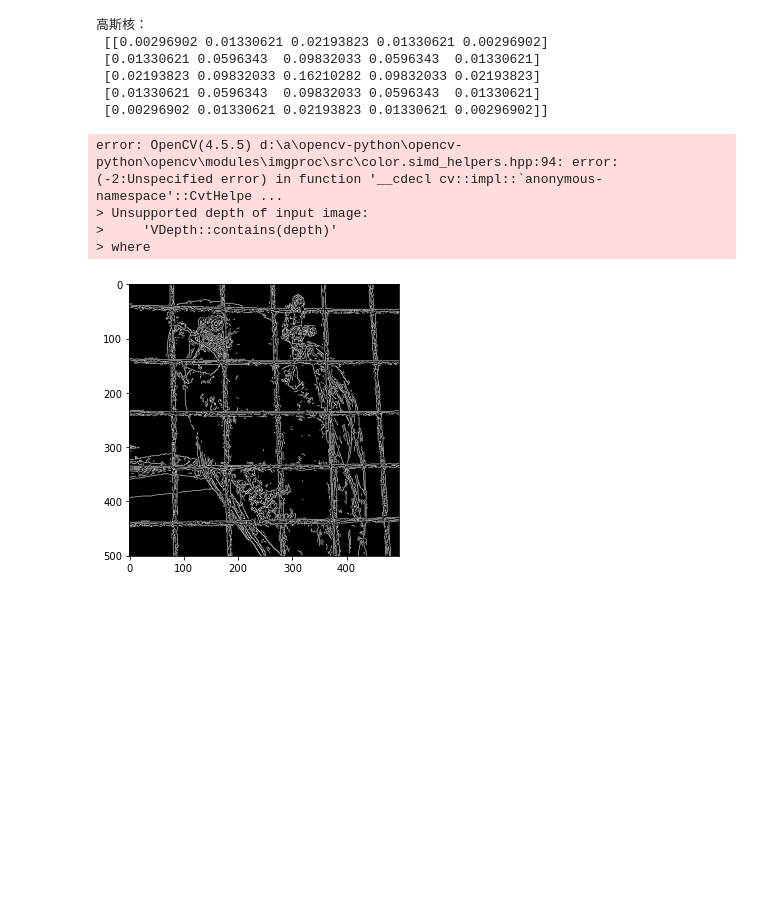
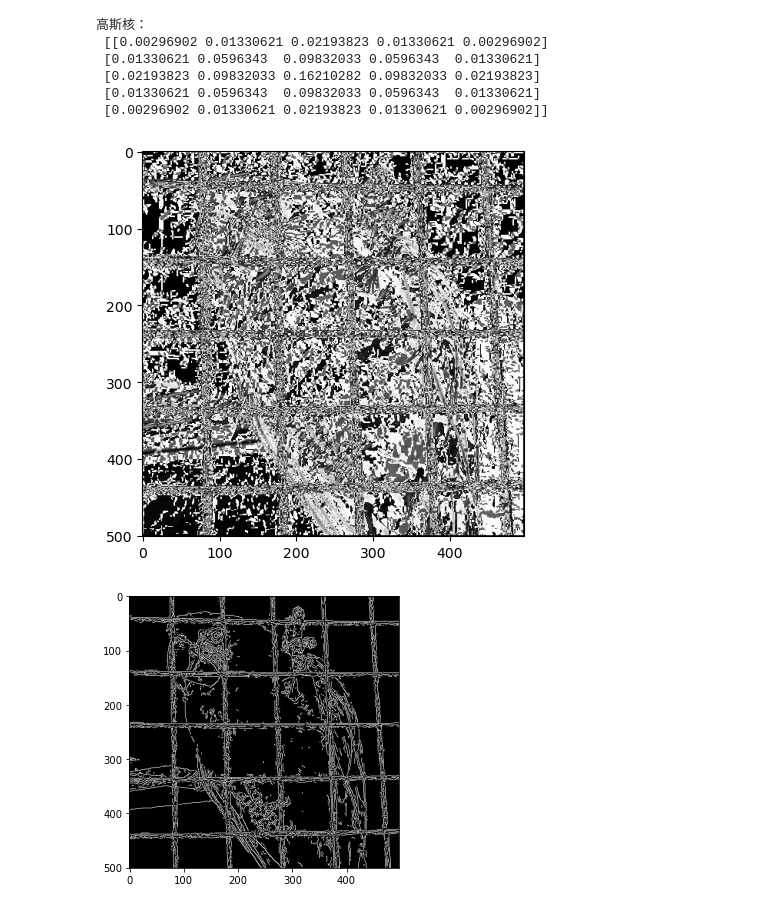
Before and after one commit to gnaloaixey/note, a Jupyter notebook: demo/imageProcess/canny.ipynb, the cells around one changed output. Cells and saved outputs as stored; diff of their text form; code cells hidden in the pictures; blank space fills up the shorter version.

```diff
--- a/demo/imageProcess/canny.ipynb
+++ b/demo/imageProcess/canny.ipynb
@@ -48,13 +48,15 @@ class Canny:
         self.foreach_image(g, lambda y, x: sqrt(
             power(g_x[y, x], 2)+power(g_y[y, x], 2)))
         # 非极大值抑制
-
+        g_not_max = np.zeros_like(g)
+        self.foreach_image(g_not_max,neighbor_interpolation)
 
         return g
     def gaussian(self,image_gray):
         image_g = self.convolute(image_gray, self.g_kernel,lambda y,x:image_gray[y,x])
         return image_g
-
+    def neighbor_interpolation(y,x):
+        pass
     def foreach_image(self, image, assignment=lambda y,x:0):
         h,w = image.shape
         for j in range(h):
@@ -77,37 +79,34 @@ class Canny:
         for y,rows in enumerate(image_dst):
             for x,cell in enumerate(rows):
                 if y - k_h_half < 0 or y + k_h_half > h-1 or x - k_w_half < 0 or x + k_w_half > w-1:
                     image_dst[y,x] = padding_method(y,x)
                 else:
                     sum = 0
                     for j,k_rows in enumerate(kernel):
                         for i,k_cell in enumerate(k_rows):
                             sum = sum + k_cell * \
                                 image_gray[y-k_h_half+j, x-k_w_half+i]
                     image_dst[y,x] = sum
         return image_dst
 
 
 # 灰度化
 image_gray = cv2.cvtColor(image, cv2.COLOR_BGR2GRAY)
 canny = Canny()
 # canny边缘检测
 edges = canny.calculateEdges(image_gray, 80, 100)
 edges_show = cv2.cvtColor(edges, cv2.COLOR_GRAY2RGB)
 plt.figure(figsize=(5, 5))
 plt.imshow(edges_show)
 plt.show()
 # %% [output]
 高斯核：
  [[0.00296902 0.01330621 0.02193823 0.01330621 0.00296902]
  [0.01330621 0.0596343  0.09832033 0.0596343  0.01330621]
  [0.02193823 0.09832033 0.16210282 0.09832033 0.02193823]
  [0.01330621 0.0596343  0.09832033 0.0596343  0.01330621]
  [0.00296902 0.01330621 0.02193823 0.01330621 0.00296902]]
-error: OpenCV(4.5.5) d:\a\opencv-python\opencv-python\opencv\modules\imgproc\src\color.simd_helpers.hpp:94: error: (-2:Unspecified error) in function '__cdecl cv::impl::`anonymous-namespace'::CvtHelpe ...
-> Unsupported depth of input image:
->     'VDepth::contains(depth)'
-> where
+[figure, added]
 # %%
 # opencv的canny边缘检测效果
 edges = cv2.Canny(image, threshold1=80, threshold2=100)
```
Also changed, not shown: parts of 1 cell of this notebook.
